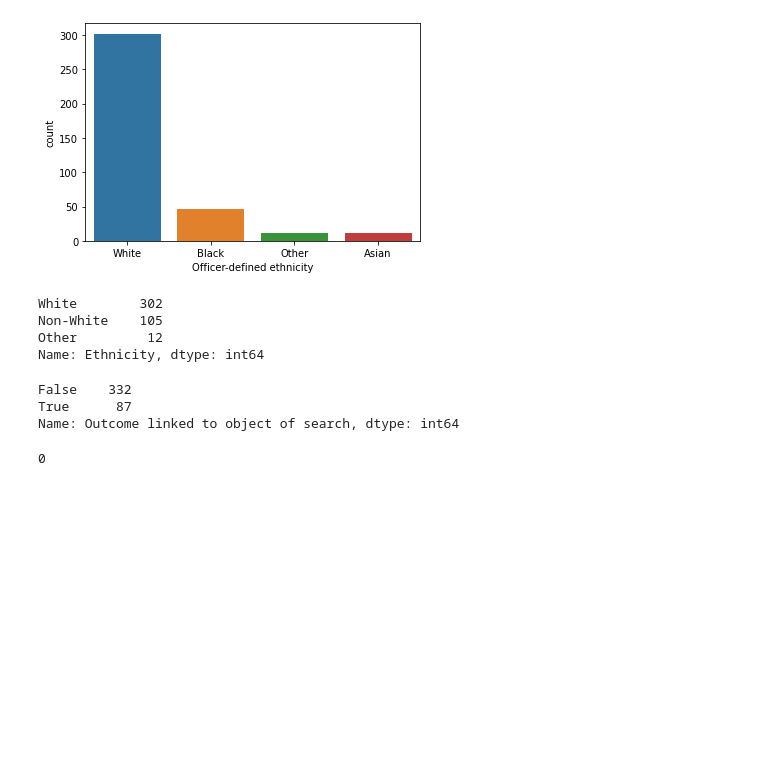
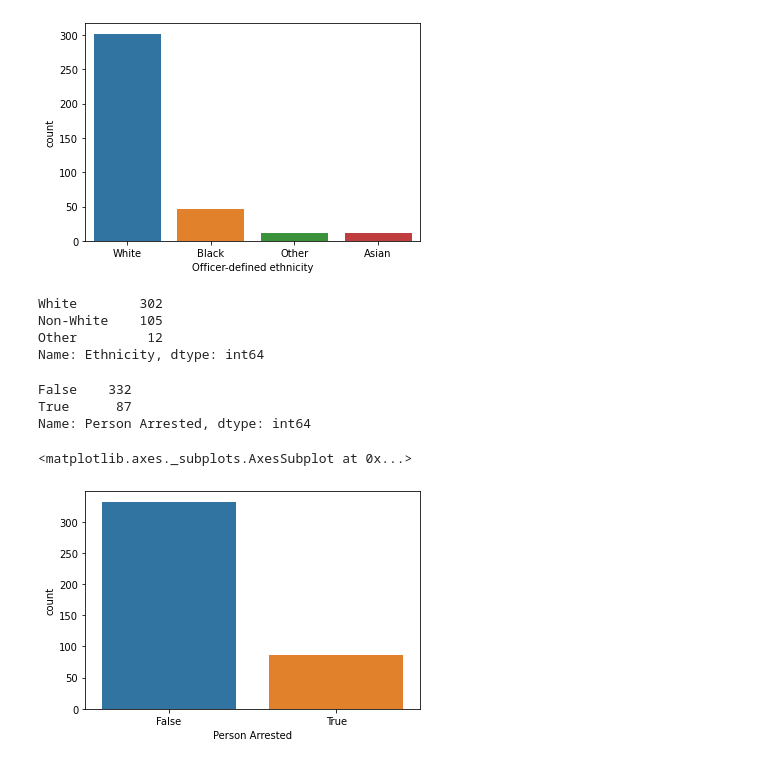
Before and after one commit to arunravi8595/Bias-detection, a Jupyter notebook: UK_police_bias.ipynb, the cells around one changed output. Saved outputs shown, nothing was run; the diff lists cells and outputs as text; code cells hidden in the pictures; blank space fills up the shorter version.

```diff
--- a/UK_police_bias.ipynb
+++ b/UK_police_bias.ipynb
@@ -88,19 +88,9 @@ Other         12
 Name: Ethnicity, dtype: int64
 # %%
 #In the data, "Outcome linked to object of search" specifies whether the suspect has been arrested or not
-Police_search["Outcome linked to object of search"].value_counts()
+Police_search.rename(columns = {'Outcome linked to object of search':'Person Arrested'}, inplace = True)
+Police_search["Person Arrested"].value_counts()
 # %% [output]
 False    332
 True      87
-Name: Outcome linked to object of search, dtype: int64
+Name: Person Arrested, dtype: int64
-# %%
-#Percentage of people arrested
-
-Total = len(Police_search["Outcome linked to object of search"])
-Arrested = (Police_search["Outcome linked to object of search"] == "True").sum()
-Not_Arrested = (Police_search["Outcome linked to object of search"] == "False").sum()
-
-Percentage_Arrested = (Arrested/Total)*100
-print(Arrested)
-# %% [output]
-0
@@ -108,0 +97,5 @@ Arrest_df=Police_search[Police_search["Outcome linked to object of search"]=="TR
+# %%
+sns.countplot(x = "Person Arrested", data = Police_search)
+# %% [output]
+<matplotlib.axes._subplots.AxesSubplot at 0x...>
+[figure, added]
```
Also changed, not shown: parts of 13 cells of this notebook.
